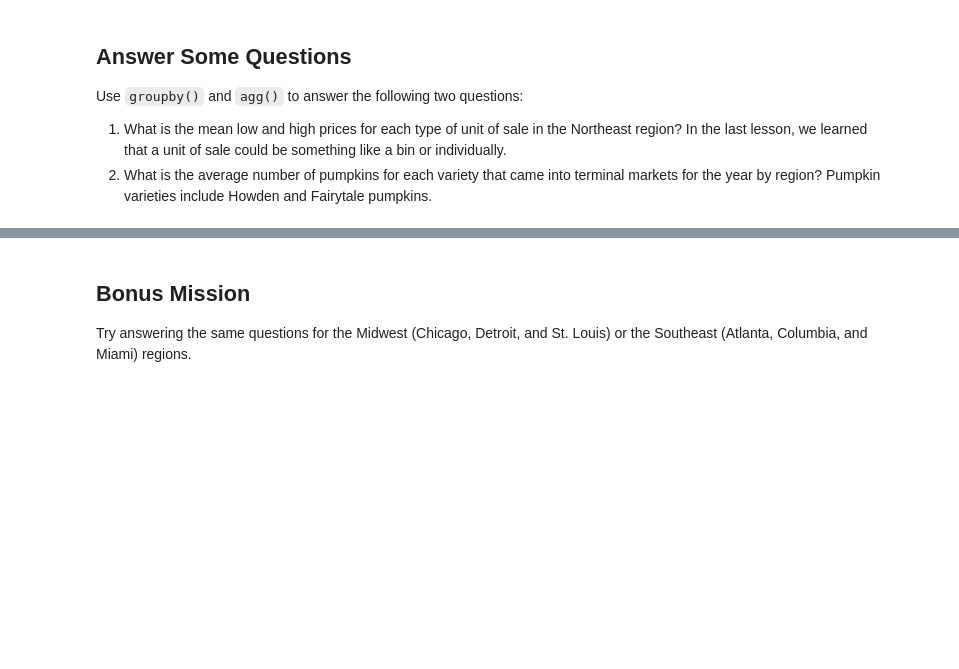
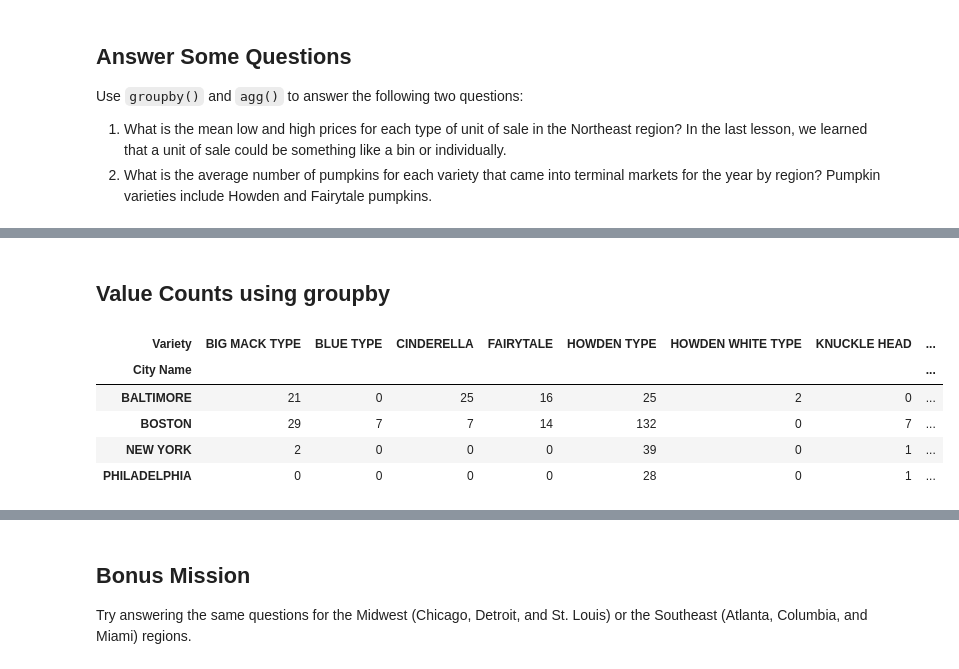
Before and after one commit to hollyhira/Studio9_data-manipulation, a Jupyter notebook: Data Manipulation Studio.ipynb, the cells around one changed output, grey strips where cells are left out. Cells and saved outputs as stored; diff of their text form; code cells hidden in the pictures; blank space fills up the shorter version.

```diff
--- a/Data Manipulation Studio.ipynb
+++ b/Data Manipulation Studio.ipynb
@@ -551,0 +639,18 @@ Use `groupby()` and `agg()` to answer the following two questions:
+# %% [markdown]
+## Value Counts using groupby
+# %%
+# Put your code here to find the average number of pumpkins coming into terminal markets of each variety.
+northeast_region.groupby(['City Name', 'Variety']).size().unstack(fill_value=0)
+
+#size(): size method is used to get the integer representing the number of elements in object.
+#The size method is return the number of rows times number of columns if DataFrame.
+
+#unstack(): unstack method works with the MultiIndex objects in DataFrame, producing a reshaped
+#DataFrame with a new inner-most level of column labels.
+# %% [output]
+| Variety | BIG MACK TYPE | BLUE TYPE | CINDERELLA | FAIRYTALE | HOWDEN TYPE | HOWDEN WHITE TYPE | KNUCKLE HEAD | ... |
+| City Name |  |  |  |  |  |  |  | ... |
+| BALTIMORE | 21 | 0 | 25 | 16 | 25 | 2 | 0 | ... |
+| BOSTON | 29 | 7 | 7 | 14 | 132 | 0 | 7 | ... |
+| NEW YORK | 2 | 0 | 0 | 0 | 39 | 0 | 1 | ... |
+| PHILADELPHIA | 0 | 0 | 0 | 0 | 28 | 0 | 1 | ... |
```
Also changed, not shown: parts of 21 cells of this notebook.
